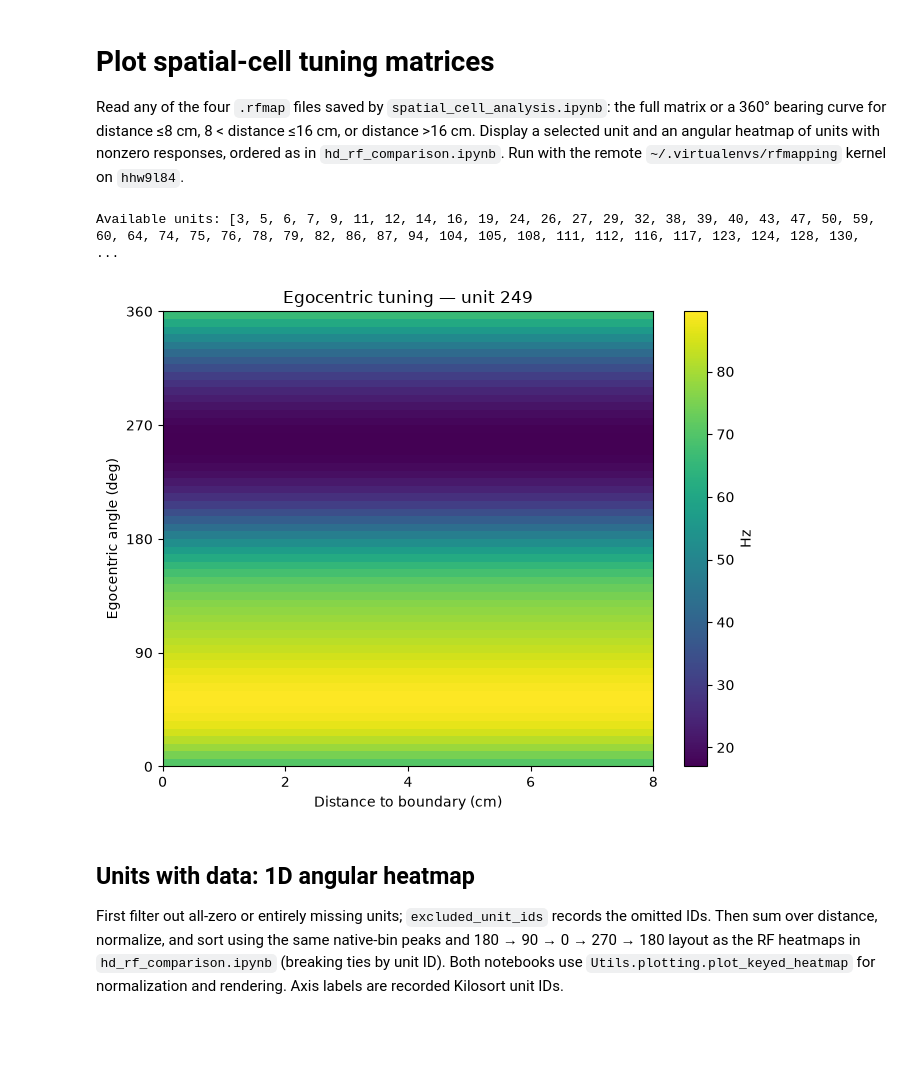
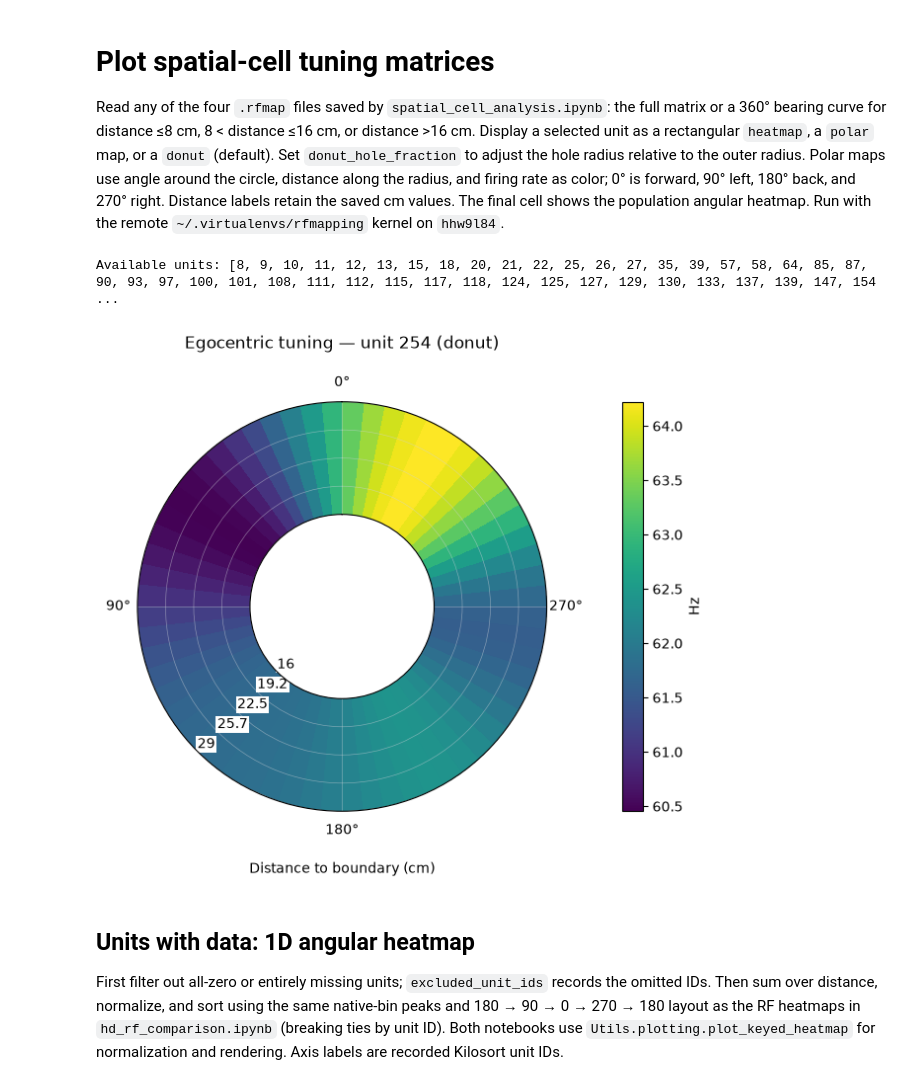
Before and after one commit to KaiCao2003/rfmapping, a Jupyter notebook: spatial_cell_plotting.ipynb, the cells around one changed output. Drawn from its saved outputs; the diff is of its cells as text; code cells hidden in the pictures; blank space fills up the shorter version.

```diff
--- a/spatial_cell_plotting.ipynb
+++ b/spatial_cell_plotting.ipynb
@@ -1,7 +1,7 @@
 # %% [markdown]
 # Plot spatial-cell tuning matrices
 
-Read any of the four `.rfmap` files saved by `spatial_cell_analysis.ipynb`: the full matrix or a 360° bearing curve for distance ≤8 cm, 8 < distance ≤16 cm, or distance >16 cm. Display a selected unit and an angular heatmap of units with nonzero responses, ordered as in `hd_rf_comparison.ipynb`. Run with the remote `~/.virtualenvs/rfmapping` kernel on `hhw9l84`.
+Read any of the four `.rfmap` files saved by `spatial_cell_analysis.ipynb`: the full matrix or a 360° bearing curve for distance ≤8 cm, 8 < distance ≤16 cm, or distance >16 cm. Display a selected unit as a rectangular `heatmap`, a `polar` map, or a `donut` (default). Set `donut_hole_fraction` to adjust the hole radius relative to the outer radius. Polar maps use angle around the circle, distance along the radius, and firing rate as color; 0° is forward, 90° left, 180° back, and 270° right. Distance labels retain the saved cm values. The final cell shows the population angular heatmap. Run with the remote `~/.virtualenvs/rfmapping` kernel on `hhw9l84`.
 # %%
 %matplotlib inline
 from pathlib import Path
@@ -14,46 +14,57 @@ from Utils.plotting import LIGHT_PLOT_STYLE, plot_keyed_heatmap
 from Utils.rfmap import load_rf_maps, plot_2d_rfmap
 # %%
 result_path = Path(
-    "/mnt/senzailab/Kai/#Recording/m19/260827/260827_12"
-    "/data/spatial_cells/ProbeA/baseline/egocentric_rate_map_0-8.rfmap"
+    "/mnt/senzailab/Kai/#Recording/m19/260831/260831_2"
+    "/data/spatial_cells/ProbeA/baseline/egocentric_rate_map_16-.rfmap"
 )
 rf_maps = load_rf_maps(result_path)
 print(f"Available units: {rf_maps.unit_ids}")
 # %% [output]
-Available units: [3, 5, 6, 7, 9, 11, 12, 14, 16, 19, 24, 26, 27, 29, 32, 38, 39, 40, 43, 47, 50, 59, 60, 64, 74, 75, 76, 78, 79, 82, 86, 87, 94, 104, 105, 108, 111, 112, 116, 117, 123, 124, 128, 130,  ...
+Available units: [8, 9, 10, 11, 12, 13, 15, 18, 20, 21, 22, 25, 26, 27, 35, 39, 57, 58, 64, 85, 87, 90, 93, 97, 100, 101, 108, 111, 112, 115, 117, 118, 124, 125, 127, 129, 130, 133, 137, 139, 147, 154 ...
 # %%
-unit_id = 249
+unit_id = 254
+plot_style = "donut"  # "heatmap", "polar", or "donut"
+donut_hole_fraction = 0.45  # Hole radius / outer radius; 0 <= fraction < 1.
 is_save = False
-save_path = result_path.with_name(f"unit_{unit_id}.png")
-
+save_path = result_path.with_name(f"unit_{unit_id}_{plot_style}.png")
 
 rfmap = rf_maps.by_unit_id(unit_id)
-# The RFMap helper shows immediately; defer display until the spatial labels are set.
-with plt.rc_context({**LIGHT_PLOT_STYLE, "figure.figsize": (7, 5.5)}), capture_output():
-    figure, axis = plot_2d_rfmap(rfmap.to_2d_array())
-
 distance_edges = rfmap.metadata["xBinEdges"]
 theta_edges = rfmap.metadata["yBinEdges"]
-axis.images[0].set_extent((
-    distance_edges[0], distance_edges[-1], theta_edges[-1], theta_edges[0],
-))
-axis.set_ylim(theta_edges[0], theta_edges[-1])
-axis.set_aspect("auto")
-axis.set_xticks(np.linspace(distance_edges[0], distance_edges[-1], 5))
-axis.set_yticks(np.linspace(theta_edges[0], theta_edges[-1], 5))
-axis.set_xlabel("Distance to boundary (cm)")
-axis.set_ylabel("Egocentric angle (deg)")
-axis.set_title(f"Egocentric tuning — unit {unit_id}")
-figure.axes[1].set_ylabel(rfmap.metadata["responseUnits"])
-figure.tight_layout()
+with plt.rc_context({**LIGHT_PLOT_STYLE, "figure.figsize": (7, 5.5)}):
+    if plot_style == "heatmap":
+        # The RFMap helper shows immediately; defer until the spatial labels are set.
+        with capture_output():
+            figure, axis = plot_2d_rfmap(rfmap.to_2d_array())
+        axis.images[0].set_extent((
+            distance_edges[0], distance_edges[-1], theta_edges[-1], theta_edges[0],
+        ))
+        axis.set_ylim(theta_edges[0], theta_edges[-1])
+        axis.set_aspect("auto")
+        axis.set_xticks(np.linspace(distance_edges[0], distance_edges[-1], 5))
+        axis.set_yticks(np.linspace(theta_edges[0], theta_edges[-1], 5))
+        axis.set_xlabel("Distance to boundary (cm)")
+        axis.set_ylabel("Egocentric angle (deg)")
+        figure.axes[1].set_ylabel(rfmap.metadata["responseUnits"])
+    elif plot_style in ("polar", "donut"):
+        figure, axis = plt.subplots(subplot_kw={"projection": "polar"})
+        plot_egocentric_polar(
+            axis, theta_edges, distance_edges, rfmap.to_2d_array(),
+            hole_fraction=donut_hole_fraction if plot_style == "donut" else None,
+            colorbar_label=rfmap.metadata["responseUnits"],
+        )
+    else:
+        raise ValueError("plot_style must be 'heatmap', 'polar', or 'donut'.")
+    axis.set_title(f"Egocentric tuning — unit {unit_id} ({plot_style})", pad=20)
+    figure.tight_layout()
 
 if is_save:
     save_path.parent.mkdir(parents=True, exist_ok=True)
     figure.savefig(save_path, dpi=300, facecolor="white", transparent=False)
 display(figure)
 plt.close(figure)
 # %% [output]
-[figure, old version]
+[figure, new version]
 # %% [markdown]
 ## Units with data: 1D angular heatmap
 
```
Also changed, not shown: parts of 2 cells of this notebook, 17 other files.
